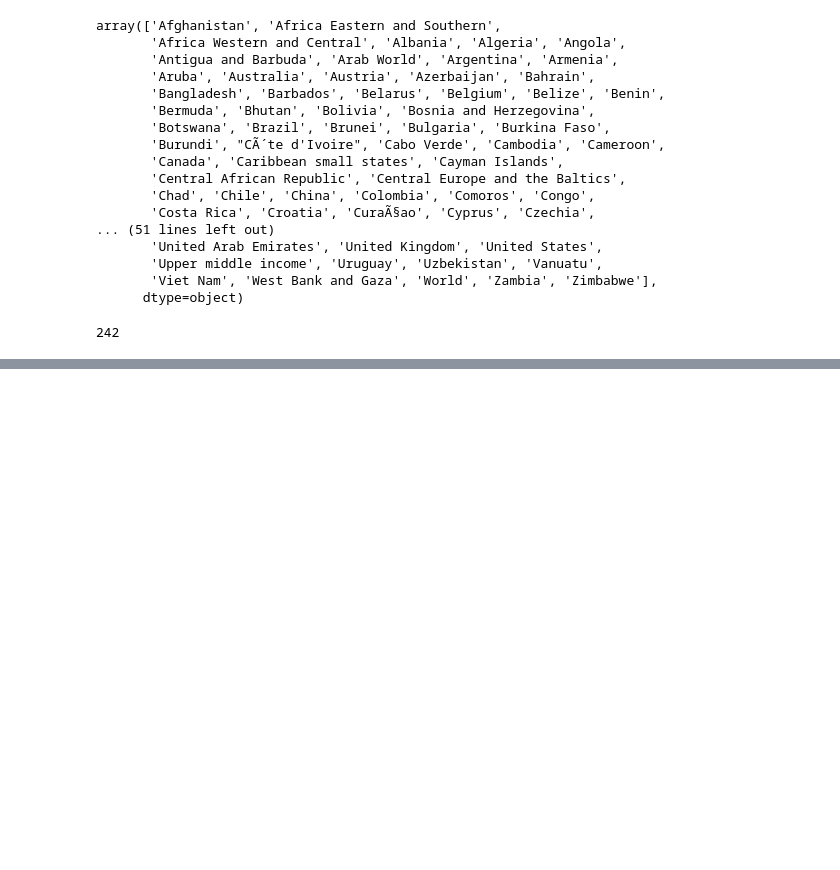
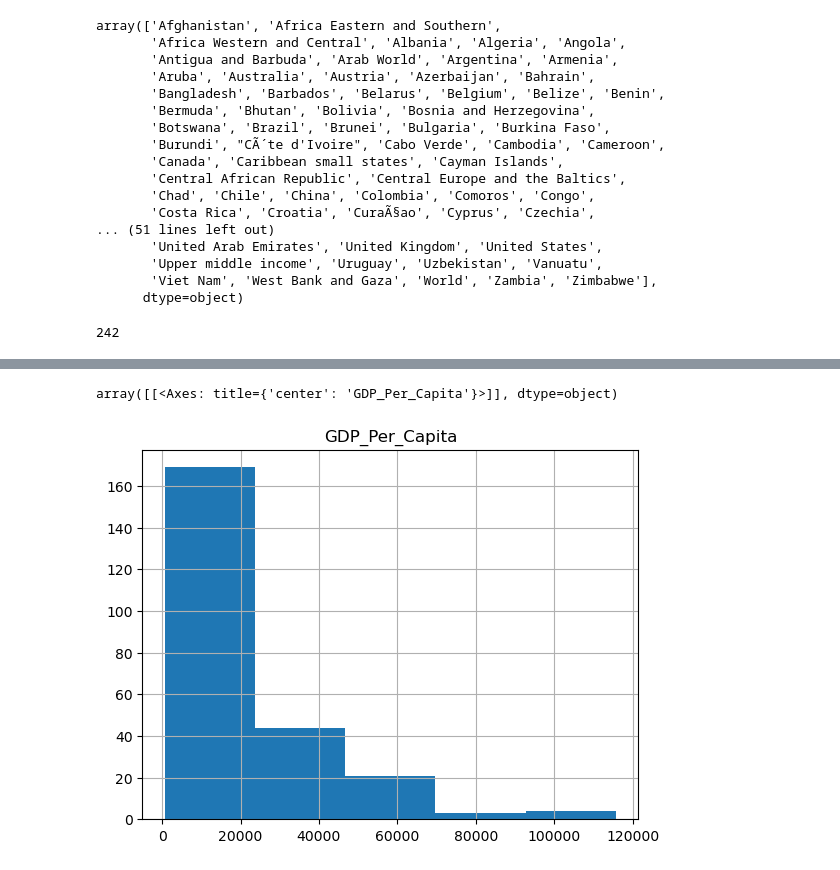
Before and after one commit to nss-data-science-cohort-8/un-exploration-vickitaylor, a Jupyter notebook: notebooks/un_data_exploration.ipynb, the cells around one changed output, grey strips where cells are left out. Saved outputs shown, nothing was run; the diff lists cells and outputs as text; code cells hidden in the pictures; blank space fills up the shorter version.

```diff
--- a/notebooks/un_data_exploration.ipynb
+++ b/notebooks/un_data_exploration.ipynb
@@ -223,0 +240,5 @@ gdp_df.loc[gdp_df['Country'] == 'Djibouti']
+# %%
+gdp2021.hist(bins = 5)
+# %% [output]
+array([[<Axes: title={'center': 'GDP_Per_Capita'}>]], dtype=object)
+[figure, added]
```
Also changed, not shown: parts of 10 cells of this notebook.
